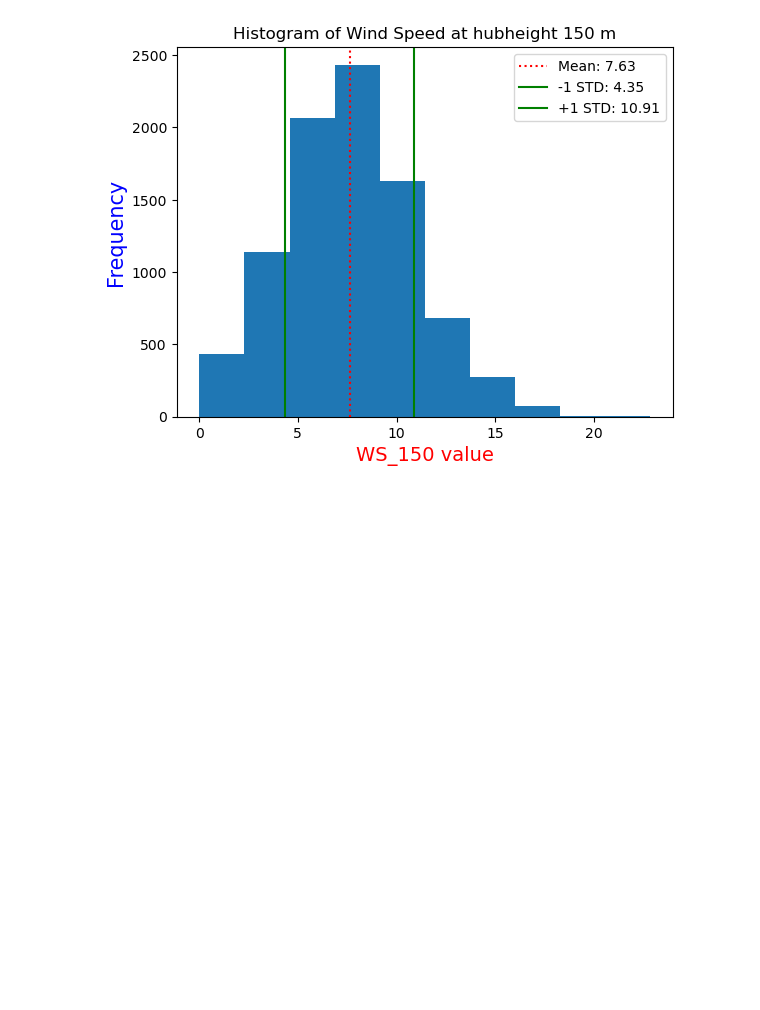
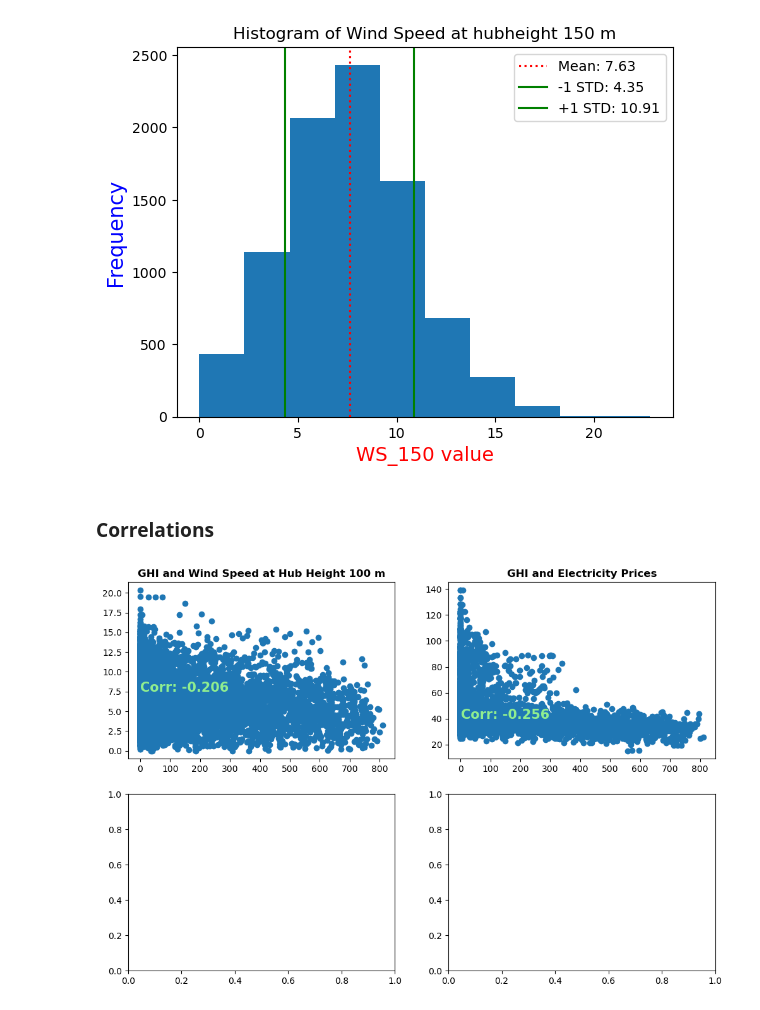
Before and after one commit to Katrine-Hagenau/Hydesign, a Jupyter notebook: docs/notebooks/Graphs_part1.ipynb, the cells around one changed output. Saved outputs shown, nothing was run; the diff lists cells and outputs as text; code cells hidden in the pictures; blank space fills up the shorter version.

Commit message:
de første to correlations

```diff
--- a/docs/notebooks/Graphs_part1.ipynb
+++ b/docs/notebooks/Graphs_part1.ipynb
@@ -70,3 +71,25 @@ plt.legend()
 plt.show()
 # %% [output]
 [figure]
+# %% [markdown]
+### Correlations
+# %%
+
+ghi=data_Marijampole['ghi']
+ws_100=data_Marijampole['WS_100']
+
+fig, axes = plt.subplots(2, 2, figsize=(12, 8))
+
+corr_ghi_WS100=np.round(np.corrcoef(ghi, ws_100)[0,1],3)
+axes[0,0].scatter(ghi,ws_100)
+axes[0,0].text(1,7.5,f'Corr: {corr_ghi_WS100}',fontsize=15,color='lightgreen',fontweight='bold')
+axes[0,0].set_title('GHI and Wind Speed at Hub Height 100 m',fontweight='bold')
+
+corr_ghi_el_prices=np.round(np.corrcoef(ghi, el_prices)[0,1],3)
+axes[0,1].scatter(ghi,el_prices)
+axes[0,1].text(1,40,f'Corr: {corr_ghi_el_prices}',fontsize=15,color='lightgreen',fontweight='bold')
+axes[0,1].set_title('GHI and Electricity Prices',fontweight='bold')
+
+plt.show()
+# %% [output]
+[figure, added]
```
Also changed, not shown: parts of 1 cell of this notebook.
